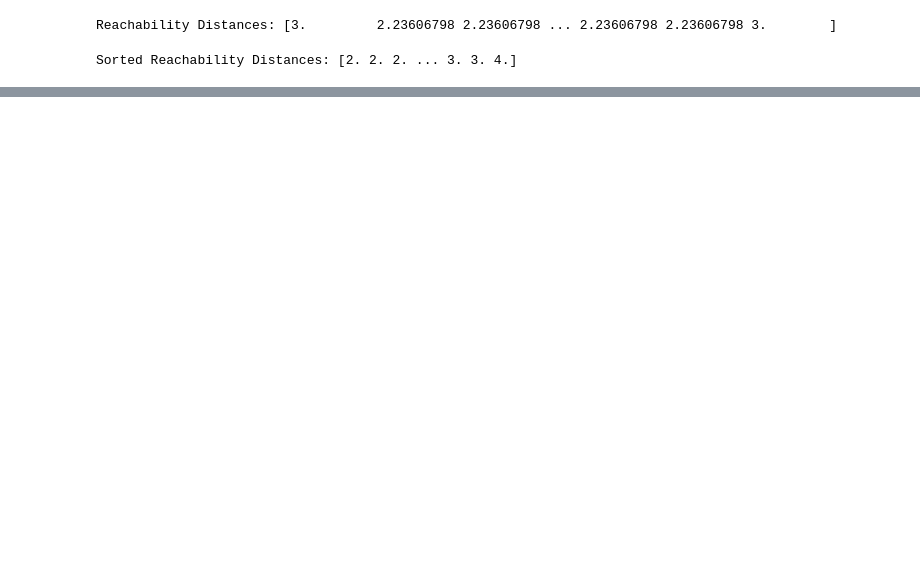
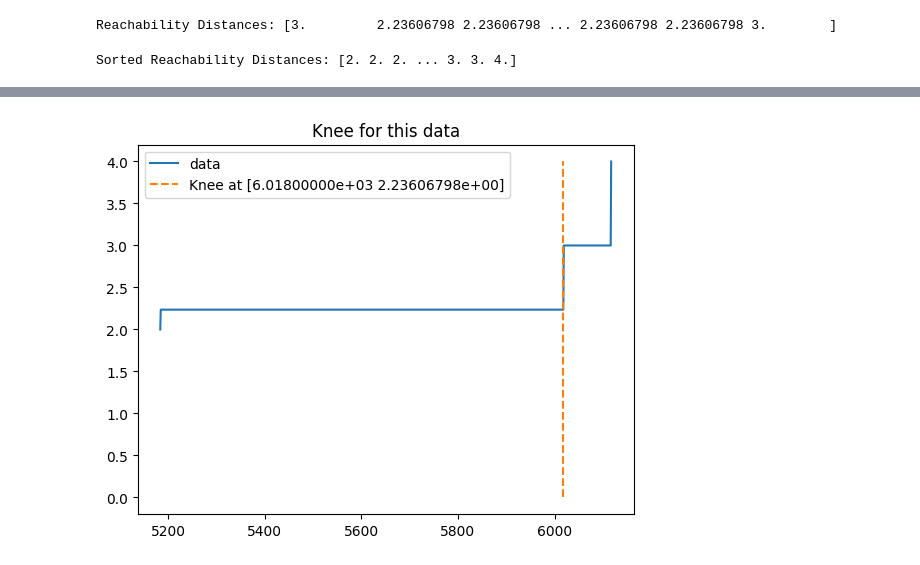
Before and after one commit to Grandi-Luca/AAUTExercises, a Jupyter notebook: Jupyter Notebooks/clustering_copy_for_students_aa_21_22.ipynb, the cells around one changed output, grey strips where cells are left out. Cells and saved outputs as stored; diff of their text form; code cells hidden in the pictures; blank space fills up the shorter version.

```diff
--- a/Jupyter Notebooks/clustering_copy_for_students_aa_21_22.ipynb
+++ b/Jupyter Notebooks/clustering_copy_for_students_aa_21_22.ipynb
@@ -329,11 +311,8 @@ best_models = []
 for dataset, ds_name in [(data1, "3-clusters"), (data2, "dataset-DBSCAN"), (data3, "CURE-complete")]:
   kmeans_models = [KMeans(init="random", n_init="auto", n_clusters=k).fit(dataset) for _ in range(10)]
 
-  # WCSS (Inertia) Metric:
-  result = [model.inertia_ for model in kmeans_models]
-
   # Silhouette Score Metric:
-  # result = [silhouette_score(dataset, model.labels_) for model in kmeans_models]
+  result = [silhouette_score(dataset, model.labels_) for model in kmeans_models]
 
   best_models.append((ds_name, kmeans_models[np.argmin(result)], np.min(result)))
 # %%
@@ -507,3 +465,15 @@ eps_estimated
+# %%
+import numpy as np
+from kneefinder import KneeFinder
+
+kf = KneeFinder(indices, distances)
+
+knee_x, knee_y = kf.find_knee()
+
+# plotting to check the results
+kf.plot()
+# %% [output]
+[figure, added]
 # %%
 from sklearn.cluster import DBSCAN
 
```
Also changed, not shown: parts of 13 cells of this notebook.
